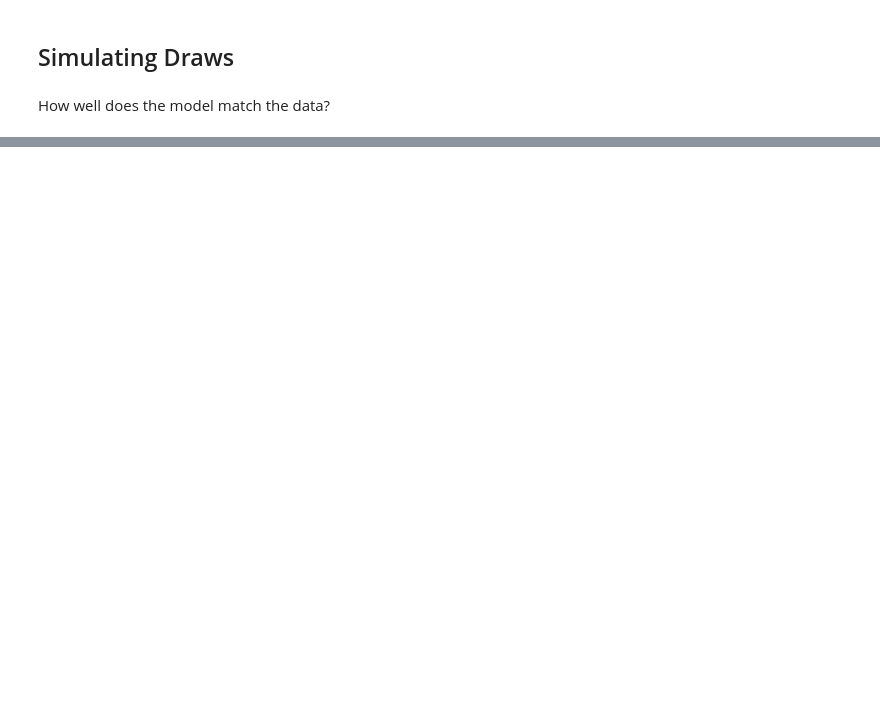
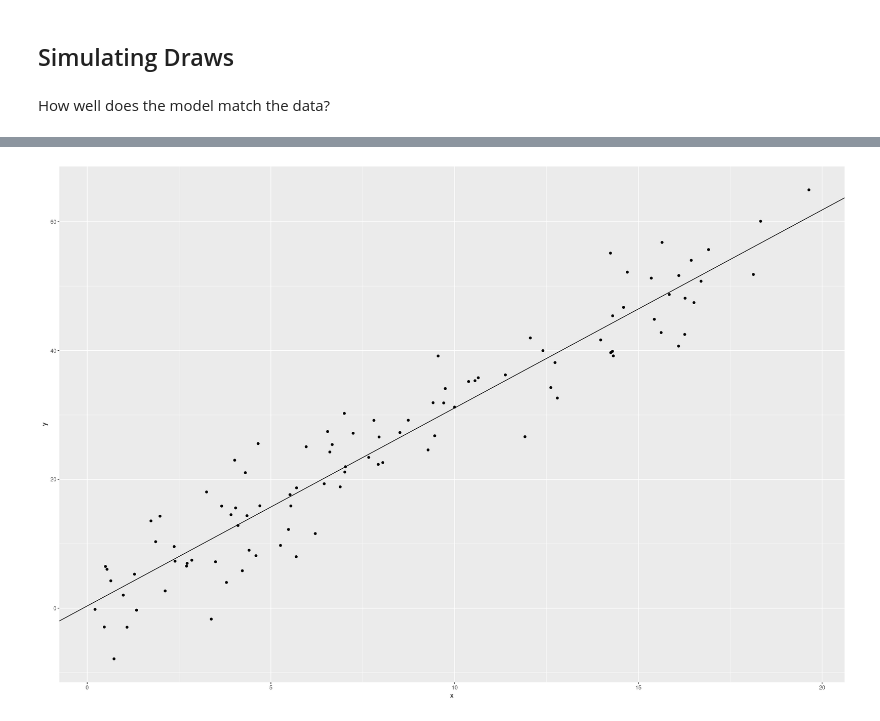
Before and after one commit to EdwardJRoss/regression_stories, a Jupyter notebook: Chapter 7 Exercises.ipynb, the cells around one changed output, grey strips where cells are left out. Cells and saved outputs as stored; diff of their text form; code cells hidden in the pictures; blank space fills up the shorter version.

```diff
--- a/Chapter 7 Exercises.ipynb
+++ b/Chapter 7 Exercises.ipynb
@@ -593,0 +774,7 @@ xlab("% people respond Religion is Important")
+# %%
+n <- 100
+x <- runif(n, min=0, max=20)
+y <- 2 + 3*x + rnorm(n, 0, 5)
+
+fake <- data.frame(x, y)
+head(fake)
@@ -593,0 +791,3 @@ xlab("% people respond Religion is Important")
+# %%
+fit <- stan_glm(y ~ x, data=fake, refresh=0)
+print(fit)
@@ -593,0 +812,7 @@ xlab("% people respond Religion is Important")
+# %%
+model_intercept = coef(fit)['(Intercept)']
+model_slope = coef(fit)['x']
+# %%
+fake %>% gf_point(y~x) + geom_abline(slope=model_slope, intercept=model_intercept)
+# %% [output]
+[figure, added]
```
Also changed, not shown: parts of 116 cells of this notebook.
